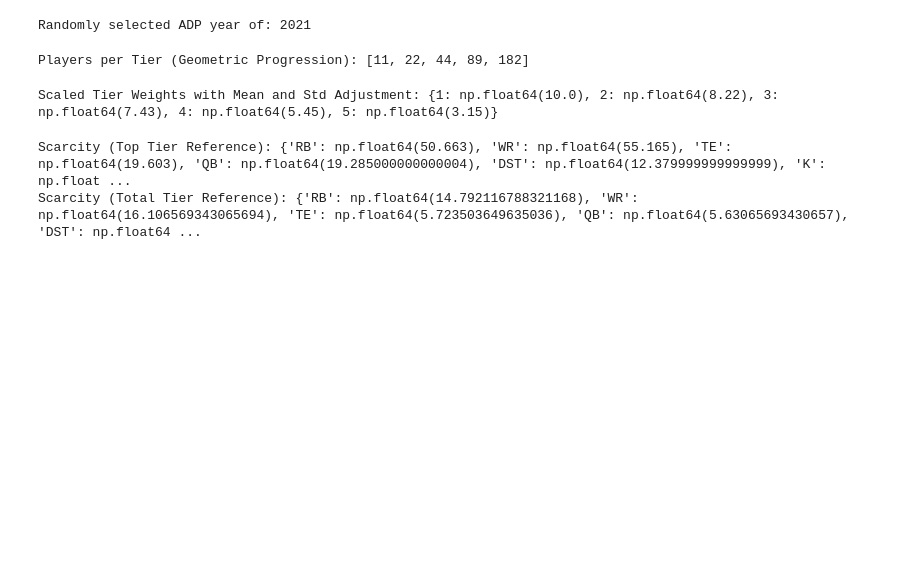
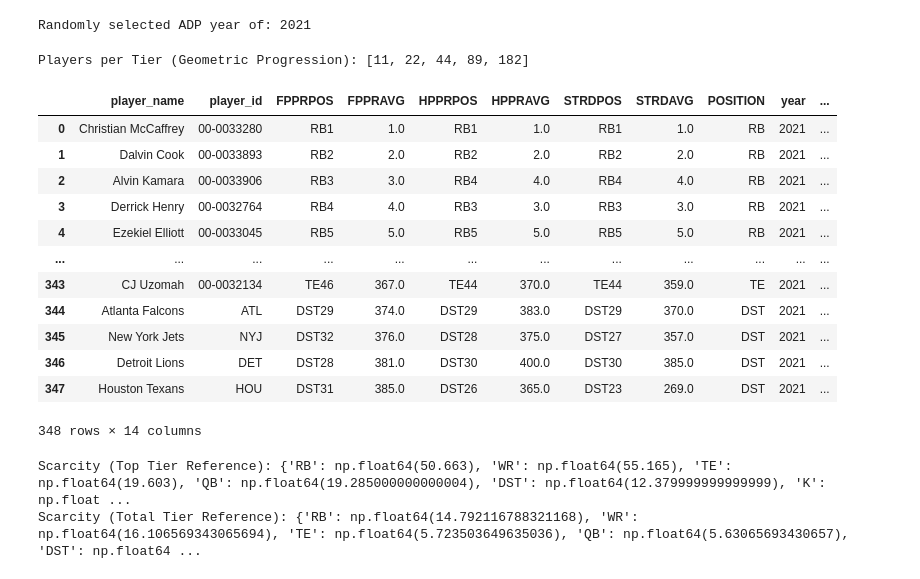
Before and after one commit to choym92/DraftingAlpha, a Jupyter notebook: scripts/PPOSimulator.ipynb, the cells around one changed output. Saved outputs shown, nothing was run; the diff lists cells and outputs as text; code cells hidden in the pictures; blank space fills up the shorter version.

```diff
--- a/scripts/PPOSimulator.ipynb
+++ b/scripts/PPOSimulator.ipynb
@@ -188,7 +282,7 @@ def calculate_tiers_by_metric_geo(data_df, metric_col='FPPRAVG', num_tiers=5, r=
         tier_assignments.extend([tier] * count)
         start_idx = end_idx
 
-    sorted_data['Tier'] = tier_assignments
+    sorted_data['tier'] = tier_assignments
     return sorted_data, players_per_tier
 
 
@@ -197,48 +291,22 @@ data_df3, players_per_tier_geo = calculate_tiers_by_metric_geo(data_df2, metric_
 print("Players per Tier (Geometric Progression):", players_per_tier_geo)
 # %% [output]
 Players per Tier (Geometric Progression): [11, 22, 44, 89, 182]
-# %%
-def calculate_scaled_tier_weights_with_std(data_df, tier_col='Tier', metric_col='fpts', max_weight=10, scaling_factor=1.2):
-    """
-    Calculate and scale tier weights using mean and std deviation for tiers.
-
-    Args:
-    - data_df (pd.DataFrame): DataFrame containing tier and performance data.
-    - tier_col (str): Column name for tier information (e.g., 'Tier').
-    - metric_col (str): Column name for the performance metric (e.g., 'fpts').
-    - max_weight (float): Maximum weight for Tier 1.
-    - scaling_factor (float): Factor to control non-linearity.
-
-    Returns:
-    - dict: Scaled tier weights with a maximum of 10.
-    """
-    # Group by tier and calculate mean and std deviation
-    tier_stats = data_df.groupby(tier_col)[metric_col].agg(['mean', 'std'])
-
-    # Normalize mean to Tier 1
-    tier_1_mean = tier_stats['mean'].max()
-    normalized_means = tier_stats['mean'] / tier_1_mean
-
-    # Adjust weights based on normalized mean and penalize by std deviation
-    adjusted_weights = {
-        tier: (normalized_means[tier] ** scaling_factor) * (1 / (1 + tier_stats.loc[tier, 'std'] / 100)) * max_weight
-        for tier in tier_stats.index
-    }
-
-    # Scale weights so that the maximum is 10
-    max_calculated_weight = max(adjusted_weights.values())
-    scaled_weights = {tier: round((weight / max_calculated_weight) * 10, 2) for tier, weight in adjusted_weights.items()}
-
-    return scaled_weights
-
-# Example usage
-tier_weights = calculate_scaled_tier_weights_with_std(
-    data_df3, tier_col='Tier', metric_col='fpts', max_weight=10, scaling_factor=1.2
-)
-
-print("Scaled Tier Weights with Mean and Std Adjustment:", tier_weights)
-# %% [output]
-Scaled Tier Weights with Mean and Std Adjustment: {1: np.float64(10.0), 2: np.float64(8.22), 3: np.float64(7.43), 4: np.float64(5.45), 5: np.float64(3.15)}
+# %%
+data_df3
+# %% [output]
+|  | player_name | player_id | FPPRPOS | FPPRAVG | HPPRPOS | HPPRAVG | STRDPOS | STRDAVG | POSITION | year | ... |
+| 0 | Christian McCaffrey | 00-0033280 | RB1 | 1.0 | RB1 | 1.0 | RB1 | 1.0 | RB | 2021 | ... |
+| 1 | Dalvin Cook | 00-0033893 | RB2 | 2.0 | RB2 | 2.0 | RB2 | 2.0 | RB | 2021 | ... |
+| 2 | Alvin Kamara | 00-0033906 | RB3 | 3.0 | RB4 | 4.0 | RB4 | 4.0 | RB | 2021 | ... |
+| 3 | Derrick Henry | 00-0032764 | RB4 | 4.0 | RB3 | 3.0 | RB3 | 3.0 | RB | 2021 | ... |
+| 4 | Ezekiel Elliott | 00-0033045 | RB5 | 5.0 | RB5 | 5.0 | RB5 | 5.0 | RB | 2021 | ... |
+| ... | ... | ... | ... | ... | ... | ... | ... | ... | ... | ... | ... |
+| 343 | CJ Uzomah | 00-0032134 | TE46 | 367.0 | TE44 | 370.0 | TE44 | 359.0 | TE | 2021 | ... |
+| 344 | Atlanta Falcons | ATL | DST29 | 374.0 | DST29 | 383.0 | DST29 | 370.0 | DST | 2021 | ... |
+| 345 | New York Jets | NYJ | DST32 | 376.0 | DST28 | 375.0 | DST27 | 357.0 | DST | 2021 | ... |
+| 346 | Detroit Lions | DET | DST28 | 381.0 | DST30 | 400.0 | DST30 | 385.0 | DST | 2021 | ... |
+| 347 | Houston Texans | HOU | DST31 | 385.0 | DST26 | 365.0 | DST23 | 269.0 | DST | 2021 | ... |
+348 rows × 14 columns
 # %%
 def calculate_scarcity_dynamic(data_df, tier_weights, position_col='POSITION', tier_col='Tier', use_top_tier=True):
     """
```
Also changed, not shown: parts of 4 cells of this notebook, 3 other files.
